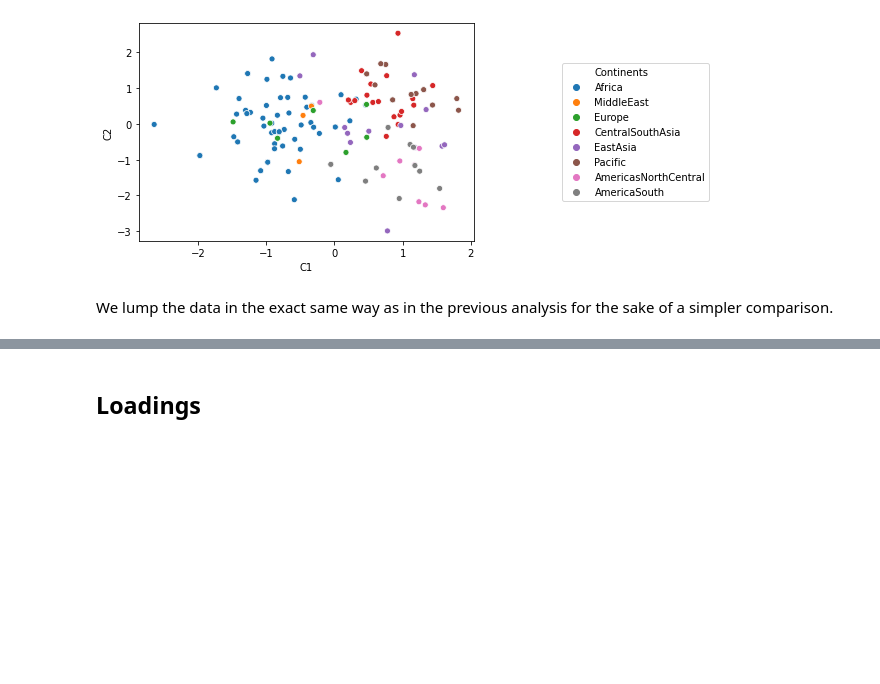
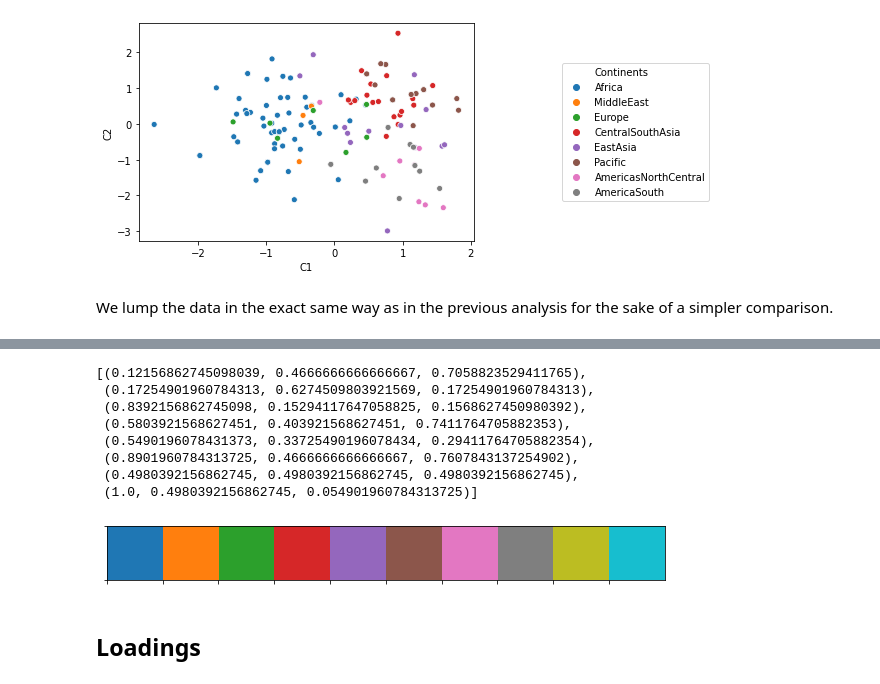
Before and after one commit to camoalon/language_genes, a Jupyter notebook: PCA.ipynb, the cells around one changed output, grey strips where cells are left out. Cells and saved outputs as stored; diff of their text form; code cells hidden in the pictures; blank space fills up the shorter version.

```diff
--- a/PCA.ipynb
+++ b/PCA.ipynb
@@ -542,3 +559,16 @@ legend = g.legend(loc='center left', bbox_to_anchor=(1.25, 0.5), ncol=1)
+# %%
+current_palette = sns.color_palette()
+color = [current_palette[0],current_palette[2],current_palette[3],current_palette[4],current_palette[5],current_palette[6],current_palette[7],current_palette[1]]
+# %% [output]
+[(0.12156862745098039, 0.4666666666666667, 0.7058823529411765),
+ (0.17254901960784313, 0.6274509803921569, 0.17254901960784313),
+ (0.8392156862745098, 0.15294117647058825, 0.1568627450980392),
+ (0.5803921568627451, 0.403921568627451, 0.7411764705882353),
+ (0.5490196078431373, 0.33725490196078434, 0.29411764705882354),
+ (0.8901960784313725, 0.4666666666666667, 0.7607843137254902),
+ (0.4980392156862745, 0.4980392156862745, 0.4980392156862745),
+ (1.0, 0.4980392156862745, 0.054901960784313725)]
+[figure, added]
 # %% [markdown]
 ## Loadings
 # %% [markdown]
```
Also changed, not shown: parts of 3 cells of this notebook.
